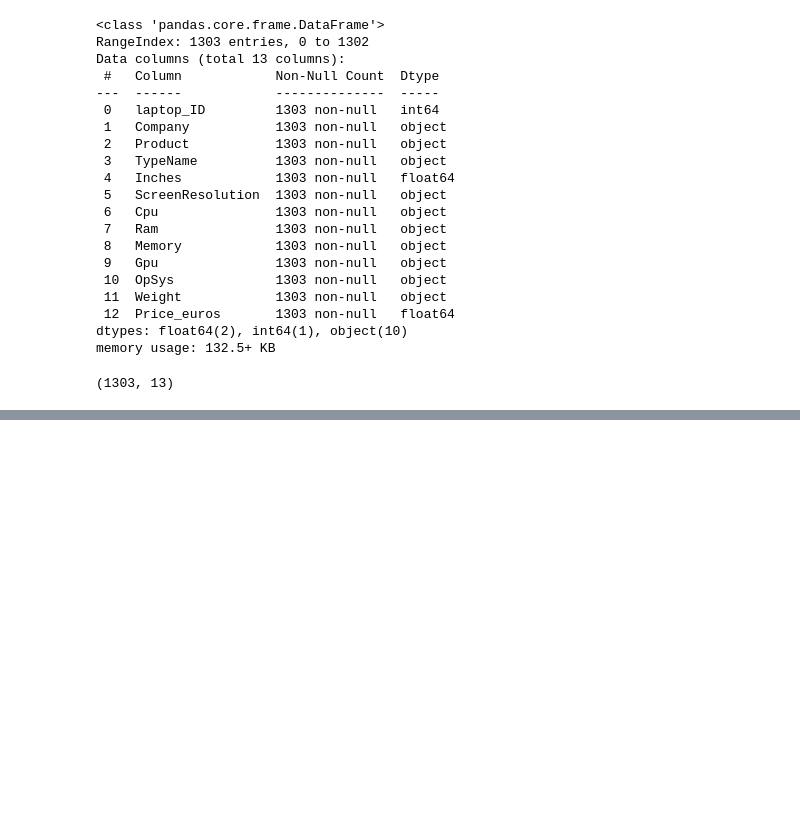
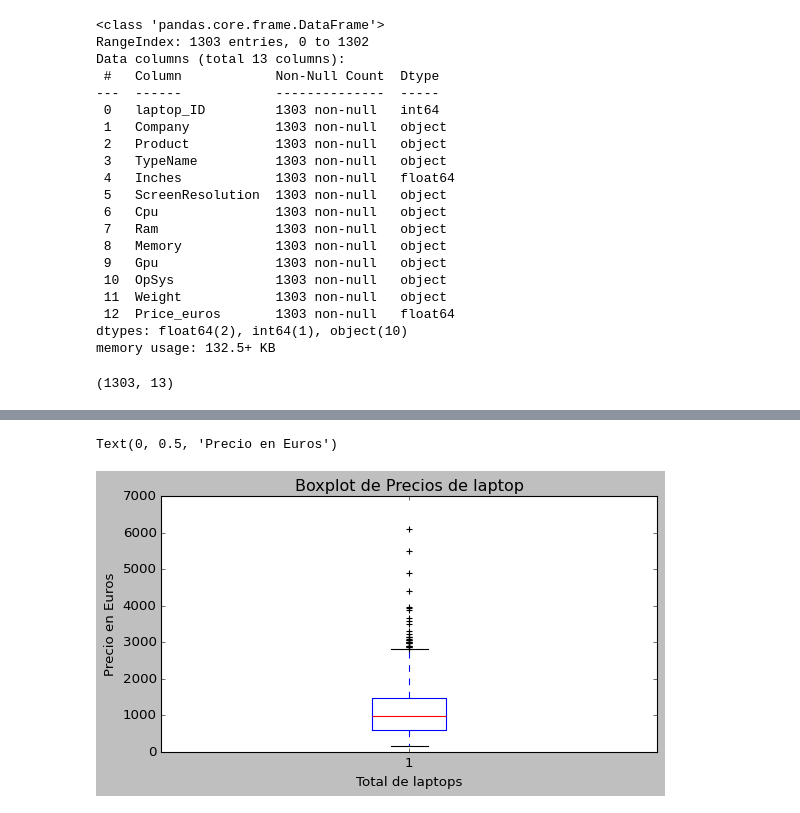
Before and after one commit to Lihuel/data-science, a Jupyter notebook: ProyectoDS_ParteUno_SALVO.ipynb, the cells around one changed output, grey strips where cells are left out. Saved outputs shown, nothing was run; the diff lists cells and outputs as text; code cells hidden in the pictures; blank space fills up the shorter version.

Commit message:
Se verifico que no haya datos nulos, ni valores outliers. Resuelto hipotesis 1, 4.

```diff
--- a/ProyectoDS_ParteUno_SALVO.ipynb
+++ b/ProyectoDS_ParteUno_SALVO.ipynb
@@ -90,0 +99,3 @@ array(['macOS', 'No OS', 'Windows 10', 'Mac OS X', 'Linux', 'Android',
+# %%
+df.drop('laptop_ID',
+  axis='columns', inplace=True)
@@ -90,0 +141,10 @@ array(['macOS', 'No OS', 'Windows 10', 'Mac OS X', 'Linux', 'Android',
+# %%
+# Realizo un boxplot de todos los precios para ver si hay outliers
+fig, ax = plt.subplots(figsize=(8, 4))
+ax.boxplot(df.Price_euros, vert=True)
+ax.set_title('Boxplot de Precios de laptop')
+ax.set_xlabel('Total de laptops')
+ax.set_ylabel('Precio en Euros')
+# %% [output]
+Text(0, 0.5, 'Precio en Euros')
+[figure, added]
```
Also changed, not shown: parts of 11 cells of this notebook.
